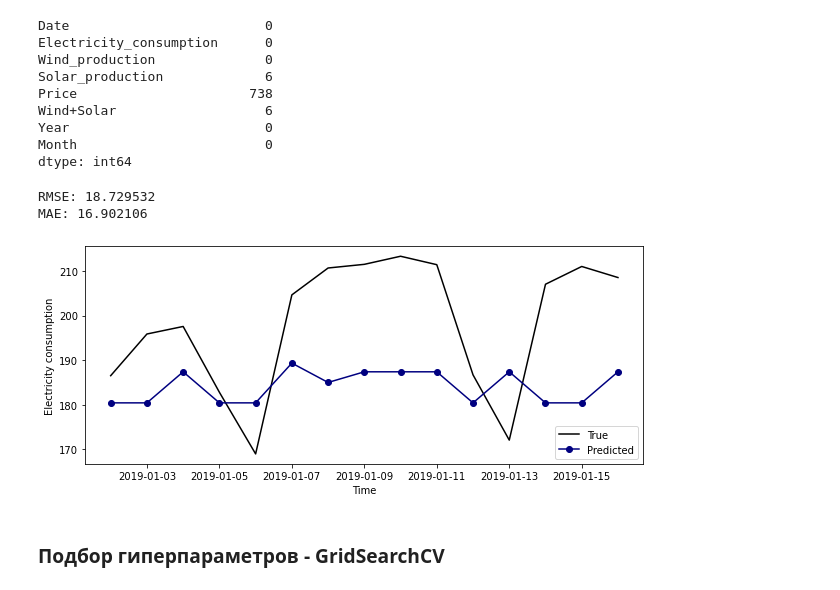
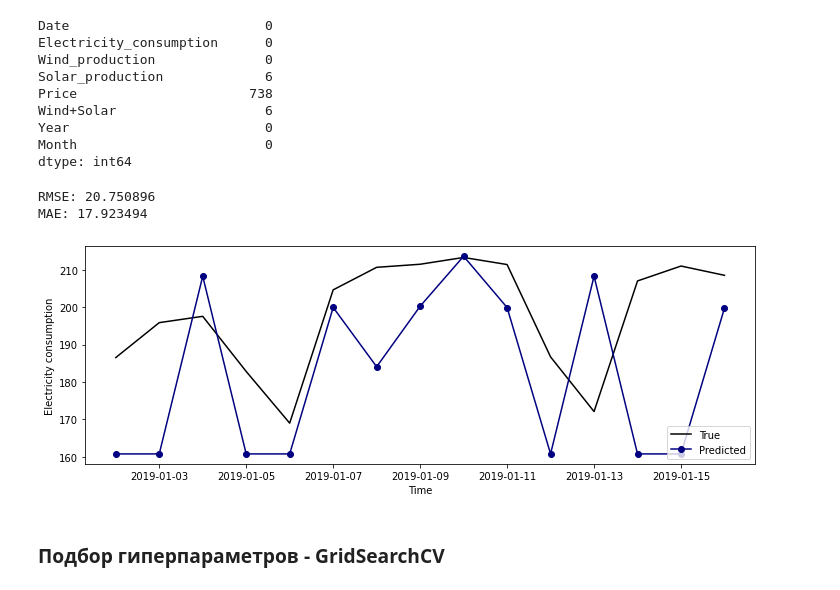
Before and after one commit to Segodnya/summer_internship_2021, a Jupyter notebook: mckinsey_opsd_austria_daily/McKinsey_Austria_Task.ipynb, the cells around one changed output. Saved outputs shown, nothing was run; the diff lists cells and outputs as text; code cells hidden in the pictures.

Commit message:
edit plots, fix currencies output in task 3

```diff
--- a/mckinsey_opsd_austria_daily/McKinsey_Austria_Task.ipynb
+++ b/mckinsey_opsd_austria_daily/McKinsey_Austria_Task.ipynb
@@ -201,9 +193,9 @@ def ensemble_training(df_train, df_test):
     y_train = df_train.loc[:, label]
     X_test = df_test.drop(label, axis=1)
     y_test = df_test.loc[:, label]
-    dtrab = AdaBoostRegressor(DecisionTreeRegressor(max_depth=5),
+    dtrab = AdaBoostRegressor(DecisionTreeRegressor(max_depth=10),
                               # check which value for max_depth gives better RMSE/MSE: 5, 10, 15, 20, 25
-                              n_estimators=10,
+                              n_estimators=100,
                               # check which value for n_estimators gives better RMSE/MAE: 10, 20, 30, 40, 50, 100
                               random_state=1)
     dtrab.fit(X_train, y_train)
@@ -220,37 +212,37 @@ df_test = df.loc[df['Year']==2019, features]
 def month_select(df, column):
     df_dummy = pd.get_dummies(df[column], prefix='M')
     df_new = pd.concat([df, df_dummy], axis=1)
     df_new = df_new.drop(column, axis=1)
     return df_new
 
 df_train = month_select(df_train, 'Month')
 df_test = month_select(df_test, 'Month')
 
 df_sol = []
 model, df_sol = ensemble_training(df_train, df_test)
 df_sol = pd.concat([df_sol.reset_index(drop=True),
                     pd.Series(df.loc[df['Year']==2019, 'Date']).reset_index(drop=True)], axis=1)
 
 # visualization
-fig,ax = plt.subplots(figsize=(10,4))
+fig,ax = plt.subplots(figsize=(12,4))
 ax.plot_date(df_sol.loc[1:15,'Date'],
              df_sol.loc[1:15,'True'],
              marker='None',
              linestyle = '-',
              color='black', label='True')
 ax.plot_date(df_sol.loc[1:15,'Date'],
              df_sol.loc[1:15,'Predicted'],
              marker='o',
              linestyle = '-',
              color='navy', markeredgecolor='navy', label='Predicted')
 ax.set_xlabel('Time')
 ax.set_ylabel('Electricity consumption')
 ax.legend(loc='lower right')
 plt.show()
 # %% [output]
-RMSE: 18.729532
-MAE: 16.902106
+RMSE: 20.750896
+MAE: 17.923494
-[figure, old version]
+[figure, new version]
 # %% [markdown]
 ### Подбор гиперпараметров - GridSearchCV
 # %%
```
Also changed, not shown: parts of 12 cells of this notebook, 1 other file.
